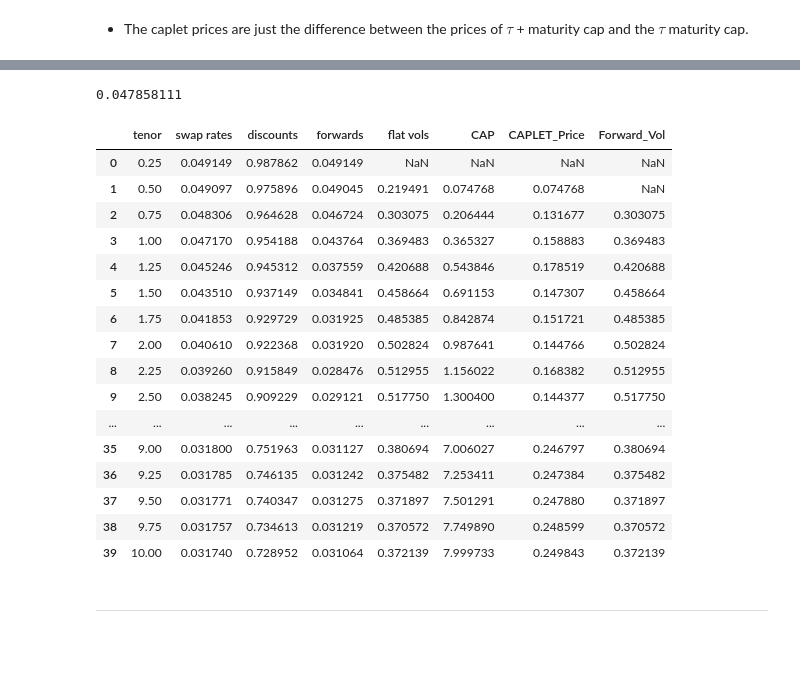
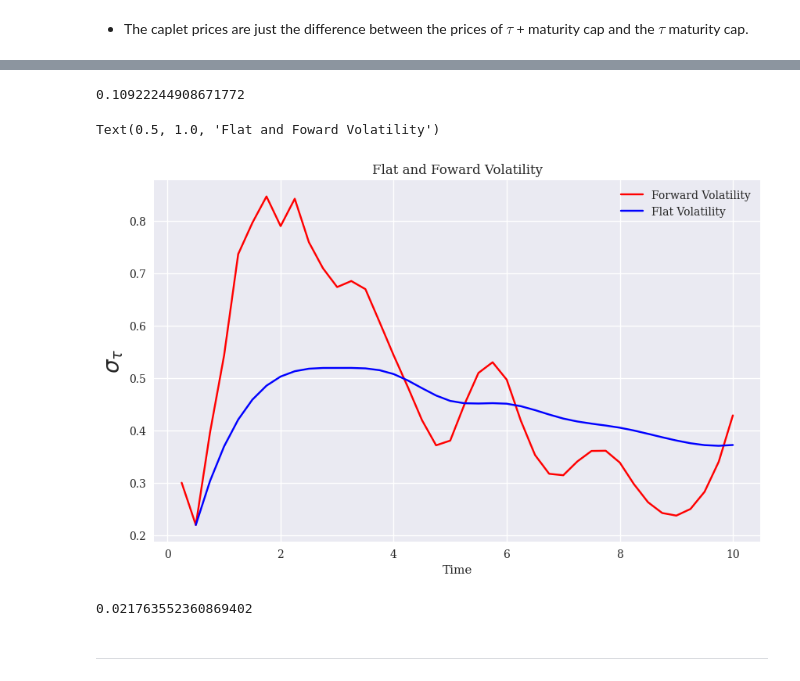
Before and after one commit to dcstein22/finm-fiderivs-2023, a Jupyter notebook: homework/Homework 2.ipynb, the cells around one changed output, grey strips where cells are left out. Drawn from its saved outputs; the diff is of its cells as text; code cells hidden in the pictures; blank space fills up the shorter version.

```diff
--- a/homework/Homework 2.ipynb
+++ b/homework/Homework 2.ipynb
@@ -130,3 +181,3 @@ List and plot the forward volatility versus the flat volatiltiy.
 # %%
-cap_curves['CAPLET_Price'] = cap_curves['CAP'].diff()
-cap_curves.loc[1,"CAPLET_Price"] = cap_curves.loc[1,"CAP"]
+cap_curves['CAPLETS'] = cap_curves['CAP_PRICE'].diff()
+cap_curves.loc[1,"CAPLETS"] = cap_curves.loc[1,"CAP_PRICE"]
@@ -142,32 +193,28 @@ cap_curves.tail()
+# %%
+cap_curves.loc[2,'CAP_PRICE'] - cap_curves.loc[1,'CAP_PRICE']
+# %% [output]
+0.10922244908671772
 # %%
-for i in cap_curves.loc[2:,].index:
-    vol_wrapper = lambda sigma: (cap_curves.loc[i,"CAPLET_Price"]/25) - cap_function(sigma,cap_curves.loc[i,"tenor"],cap_curves.loc[i,'swap rates'],\
-                                                                                    cap_curves.loc[i-1,'forwards'],cap_curves.loc[i,'discounts'])
-    cap_curves.loc[i,'Forward_Vol'] = fsolve(vol_wrapper,.20)
+for i in range(1,len(cap_curves)):
+    vol_wrapper = lambda sigma: (cap_curves.loc[i,"CAPLETS"])- cap_function(sigma,cap_curves.loc[i,"tenor"]-.25,cap_curves.loc[i,'swap rates'],\
+                                                                                    cap_curves.loc[i,'forwards'],cap_curves.loc[i,'discounts'],100,4)
+    cap_curves.loc[i,'Forward_Vol'] = fsolve(vol_wrapper,.3)
+cap_curves.loc[1,'Forward_Vol'] = cap_curves.loc[1,'flat vols']
+# %%
+plt.figure(figsize=(10,6))
+plt.plot(cap_curves['tenor'], cap_curves['Forward_Vol'],c = 'r' ,label = 'Forward Volatility')
+plt.plot(cap_curves['tenor'], cap_curves['flat vols'], c = 'b', label = 'Flat Volatility')
+plt.legend(loc = 0)
+plt.ylabel(r'$\sigma_{\tau}$', size = 20)
+plt.xlabel('Time')
+plt.title('Flat and Foward Volatility')
+# %% [output]
+Text(0.5, 1.0, 'Flat and Foward Volatility')
+[figure, added]
 # %%
-cap_function(23.922,.75,.0483,.049045,.9758)*
+cap_function(1.30292,1.25,.0452,.043764,.945312,1,1)
 # %% [output]
-0.047858111
+0.021763552360869402
-# %%
-cap_curves
-# %% [output]
-|  | tenor | swap rates | discounts | forwards | flat vols | CAP | CAPLET_Price | Forward_Vol |
-| 0 | 0.25 | 0.049149 | 0.987862 | 0.049149 | NaN | NaN | NaN | NaN |
-| 1 | 0.50 | 0.049097 | 0.975896 | 0.049045 | 0.219491 | 0.074768 | 0.074768 | NaN |
-| 2 | 0.75 | 0.048306 | 0.964628 | 0.046724 | 0.303075 | 0.206444 | 0.131677 | 0.303075 |
-| 3 | 1.00 | 0.047170 | 0.954188 | 0.043764 | 0.369483 | 0.365327 | 0.158883 | 0.369483 |
-| 4 | 1.25 | 0.045246 | 0.945312 | 0.037559 | 0.420688 | 0.543846 | 0.178519 | 0.420688 |
-| 5 | 1.50 | 0.043510 | 0.937149 | 0.034841 | 0.458664 | 0.691153 | 0.147307 | 0.458664 |
-| 6 | 1.75 | 0.041853 | 0.929729 | 0.031925 | 0.485385 | 0.842874 | 0.151721 | 0.485385 |
-| 7 | 2.00 | 0.040610 | 0.922368 | 0.031920 | 0.502824 | 0.987641 | 0.144766 | 0.502824 |
-| 8 | 2.25 | 0.039260 | 0.915849 | 0.028476 | 0.512955 | 1.156022 | 0.168382 | 0.512955 |
-| 9 | 2.50 | 0.038245 | 0.909229 | 0.029121 | 0.517750 | 1.300400 | 0.144377 | 0.517750 |
-| ... | ... | ... | ... | ... | ... | ... | ... | ... |
-| 35 | 9.00 | 0.031800 | 0.751963 | 0.031127 | 0.380694 | 7.006027 | 0.246797 | 0.380694 |
-| 36 | 9.25 | 0.031785 | 0.746135 | 0.031242 | 0.375482 | 7.253411 | 0.247384 | 0.375482 |
-| 37 | 9.50 | 0.031771 | 0.740347 | 0.031275 | 0.371897 | 7.501291 | 0.247880 | 0.371897 |
-| 38 | 9.75 | 0.031757 | 0.734613 | 0.031219 | 0.370572 | 7.749890 | 0.248599 | 0.370572 |
-| 39 | 10.00 | 0.031740 | 0.728952 | 0.031064 | 0.372139 | 7.999733 | 0.249843 | 0.372139 |
 # %% [markdown]
 ***
 # %% [markdown]
```
Also changed, not shown: parts of 29 cells of this notebook, 2 other files.
